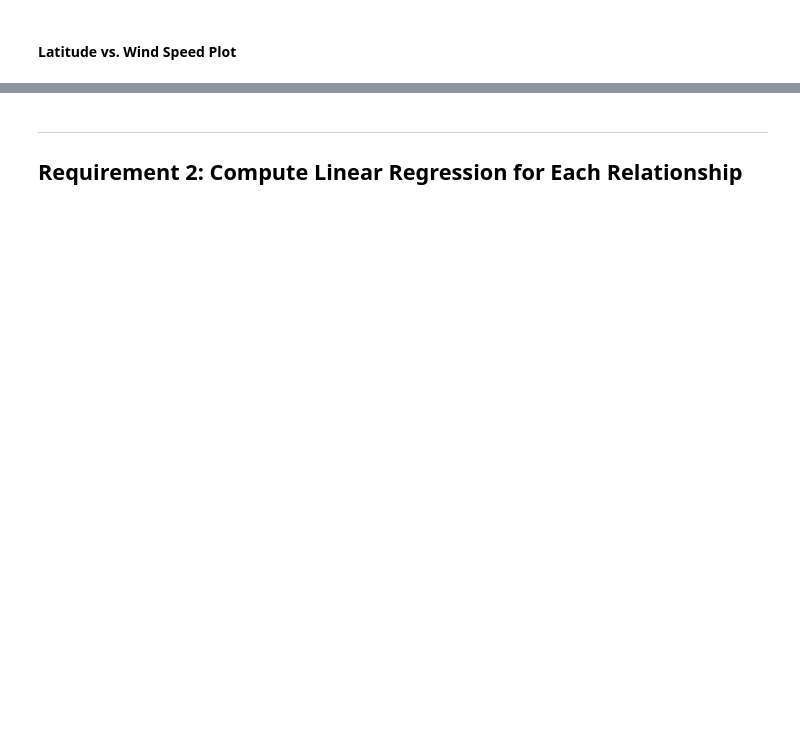
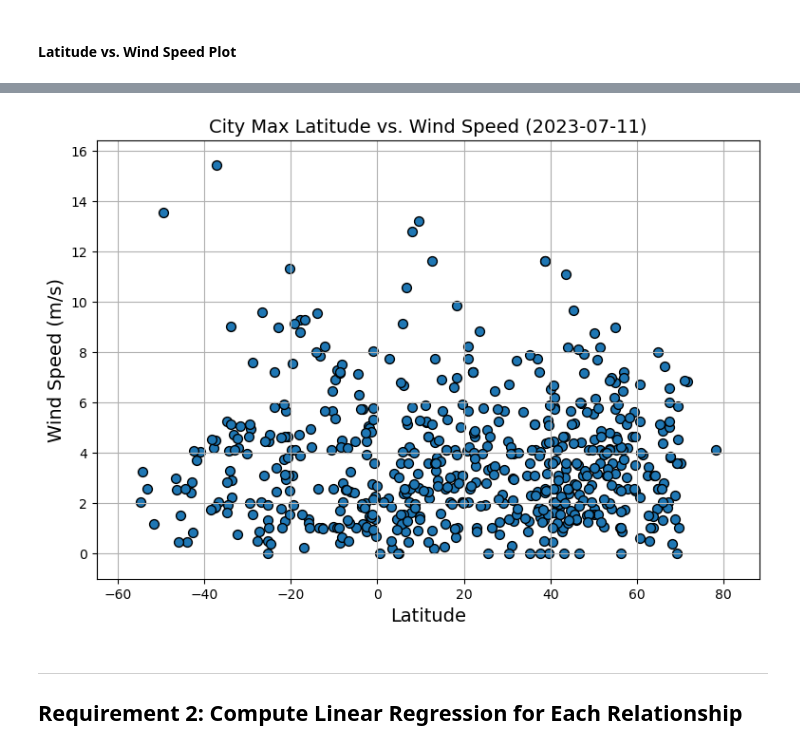
Before and after one commit to lathamlm/python-api-challenge, a Jupyter notebook: WeatherPy/WeatherPy.ipynb, the cells around one changed output, grey strips where cells are left out. Cells and saved outputs as stored; diff of their text form; code cells hidden in the pictures; blank space fills up the shorter version.

```diff
--- a/WeatherPy/WeatherPy.ipynb
+++ b/WeatherPy/WeatherPy.ipynb
@@ -281,3 +303,25 @@ plt.show()
+# %%
+# Build the scatter plots for latitude vs. wind speed
+x_values = city_data_df["Lat"]
+y_values = city_data_df["Wind Speed"]
+
+# Incorporate the other graph properties
+plt.figure(figsize=(9,6))
+plt.scatter(x_values, y_values, edgecolors="black", s=50)
+plt.title(f"City Max Latitude vs. Wind Speed ({pretty_date})", fontsize=14)
+plt.xlabel("Latitude", fontsize=14)
+plt.ylabel("Wind Speed (m/s)", fontsize=14)
+plt.xlim((min(x_values)-10),(max(x_values)+10))
+plt.ylim((min(y_values)-1),(max(y_values)+1))
+plt.grid(True)
+
+# Save the figure
+plt.savefig("output_data/Fig4.png")
+
+# Show plot
+plt.show()
+# %% [output]
+[figure, added]
 # %% [markdown]
 ---
 
```
Also changed, not shown: parts of 25 cells of this notebook, 5 other files.
